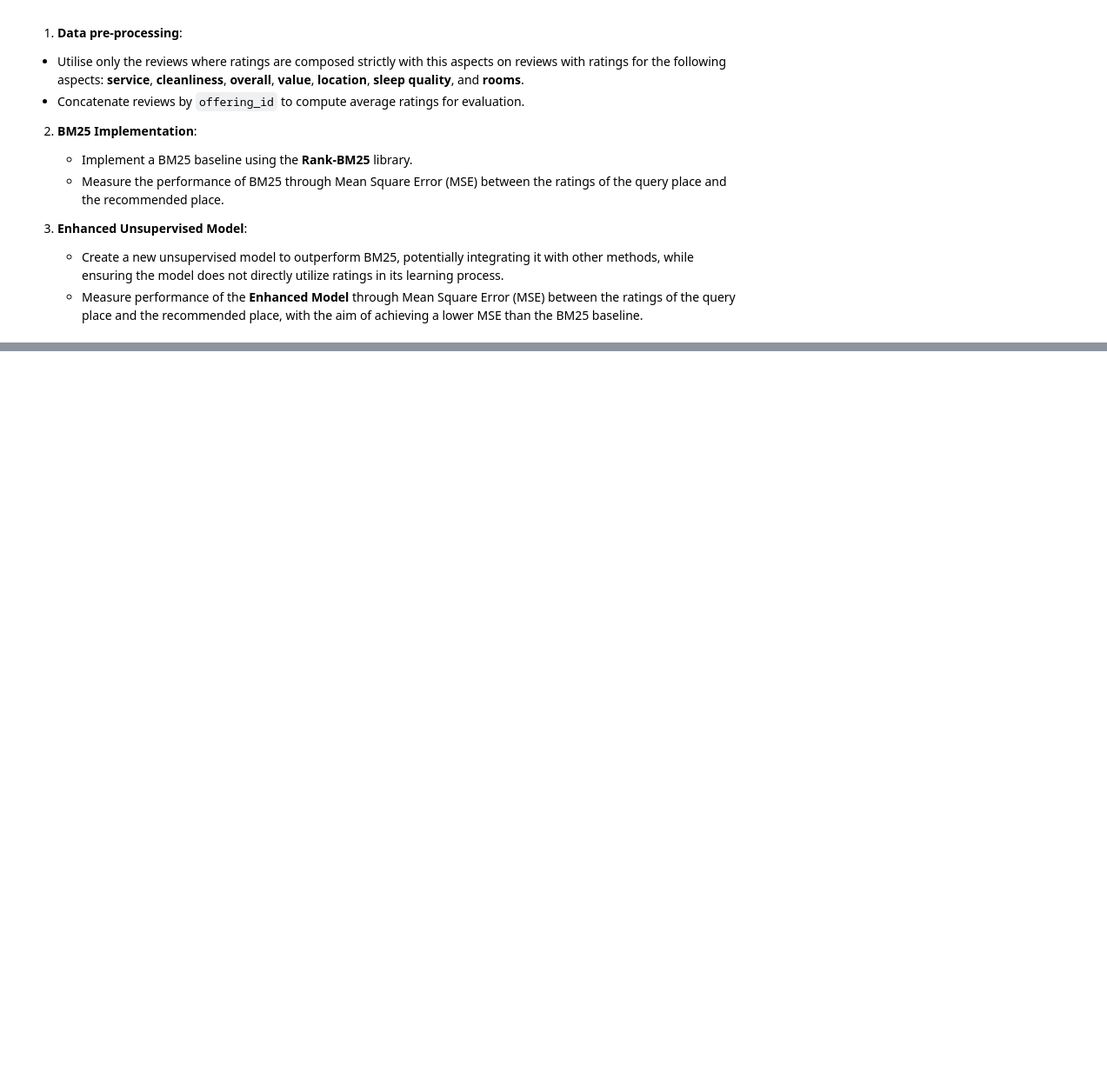
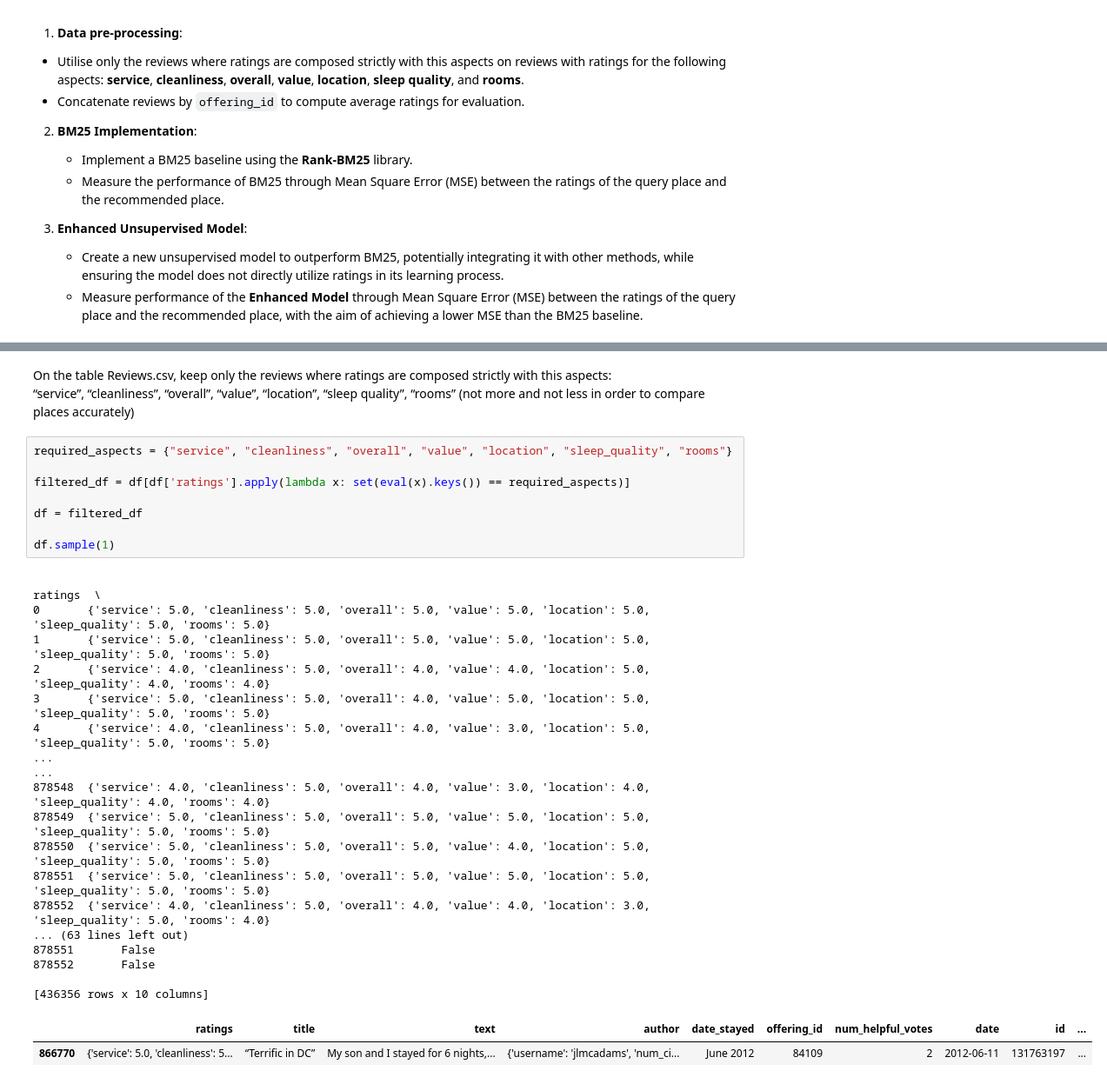
Before and after one commit to Alberto-Martinelli/ML_for_NLP_project, a Jupyter notebook: main.ipynb, the cells around one changed output, grey strips where cells are left out. Shown at 87% size. Saved outputs shown, nothing was run; the diff lists cells and outputs as text; blank space fills up the shorter version.

Commit message:
Filtered reviews

```diff
--- a/main.ipynb
+++ b/main.ipynb
@@ -29,0 +29,33 @@ df.head()
+# %% [markdown]
+On the table Reviews.csv, keep only the reviews where ratings are composed strictly with this
+aspects:
+“service”, “cleanliness”, “overall”, “value”, “location”, “sleep quality”, “rooms”
+(not more and not less in order to compare places accurately)
+# %%
+required_aspects = {"service", "cleanliness", "overall", "value", "location", "sleep_quality", "rooms"}
+
+filtered_df = df[df['ratings'].apply(lambda x: set(eval(x).keys()) == required_aspects)]
+
+df = filtered_df
+
+df.sample(1)
+# %% [output]
+                                                                                                                        ratings  \
+0       {'service': 5.0, 'cleanliness': 5.0, 'overall': 5.0, 'value': 5.0, 'location': 5.0, 'sleep_quality': 5.0, 'rooms': 5.0}
+1       {'service': 5.0, 'cleanliness': 5.0, 'overall': 5.0, 'value': 5.0, 'location': 5.0, 'sleep_quality': 5.0, 'rooms': 5.0}
+2       {'service': 4.0, 'cleanliness': 5.0, 'overall': 4.0, 'value': 4.0, 'location': 5.0, 'sleep_quality': 4.0, 'rooms': 4.0}
+3       {'service': 5.0, 'cleanliness': 5.0, 'overall': 4.0, 'value': 5.0, 'location': 5.0, 'sleep_quality': 5.0, 'rooms': 5.0}
+4       {'service': 4.0, 'cleanliness': 5.0, 'overall': 4.0, 'value': 3.0, 'location': 5.0, 'sleep_quality': 5.0, 'rooms': 5.0}
+...                                                                                                                         ...
+878548  {'service': 4.0, 'cleanliness': 5.0, 'overall': 4.0, 'value': 3.0, 'location': 4.0, 'sleep_quality': 4.0, 'rooms': 4.0}
+878549  {'service': 5.0, 'cleanliness': 5.0, 'overall': 5.0, 'value': 5.0, 'location': 5.0, 'sleep_quality': 5.0, 'rooms': 5.0}
+878550  {'service': 5.0, 'cleanliness': 5.0, 'overall': 5.0, 'value': 4.0, 'location': 5.0, 'sleep_quality': 5.0, 'rooms': 5.0}
+878551  {'service': 5.0, 'cleanliness': 5.0, 'overall': 5.0, 'value': 5.0, 'location': 5.0, 'sleep_quality': 5.0, 'rooms': 5.0}
+878552  {'service': 4.0, 'cleanliness': 5.0, 'overall': 4.0, 'value': 4.0, 'location': 3.0, 'sleep_quality': 5.0, 'rooms': 4.0}
+... (63 lines left out)
+878551       False
+878552       False
+
+[436356 rows x 10 columns]
+|  | ratings | title | text | author | date_stayed | offering_id | num_helpful_votes | date | id | ... |
+| 866770 | {'service': 5.0, 'cleanliness': 5... | “Terrific in DC” | My son and I stayed for 6 nights,... | {'username': 'jlmcadams', 'num_ci... | June 2012 | 84109 | 2 | 2012-06-11 | 131763197 | ... |
```
Also changed, not shown: parts of 4 cells of this notebook, 1 other file.
